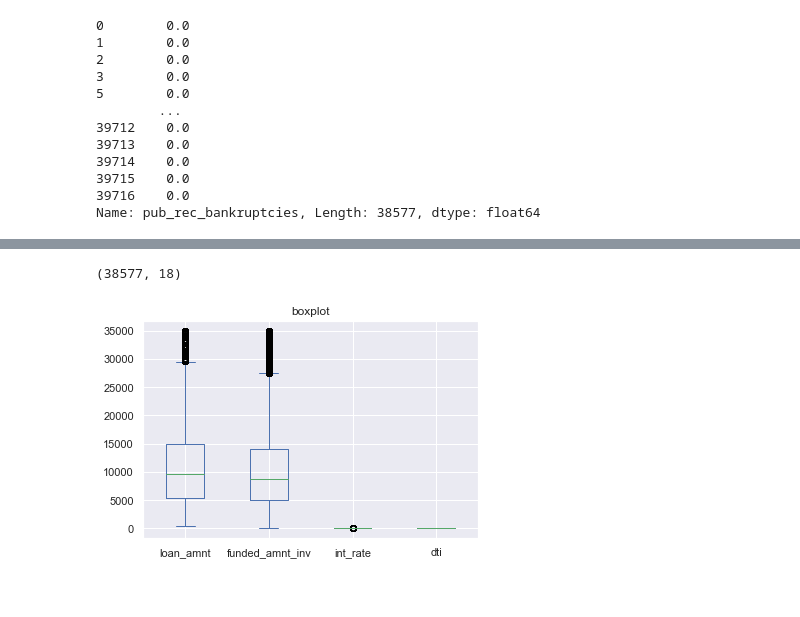
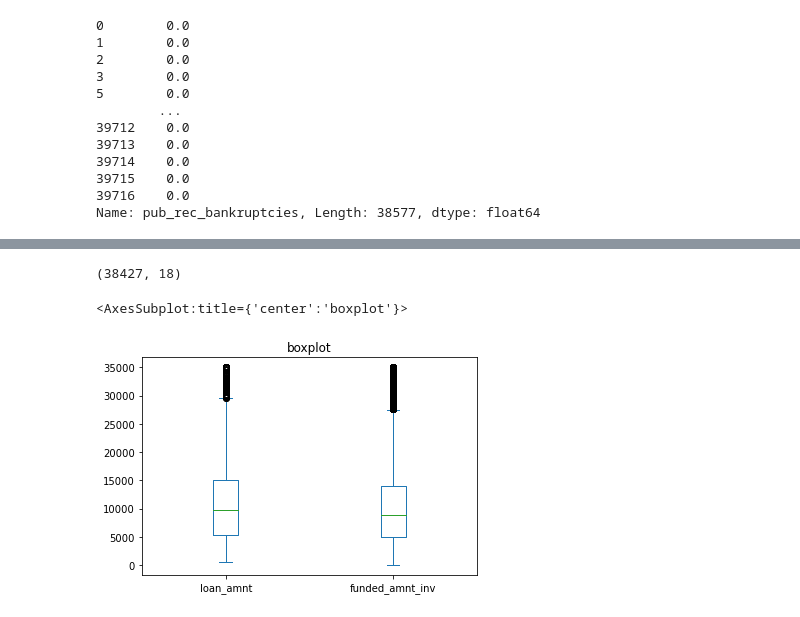
Before and after one commit to rahul2july/lendingclubcasestudy, a Jupyter notebook: rahulgupta.ipynb, the cells around one changed output, grey strips where cells are left out. Drawn from its saved outputs; the diff is of its cells as text; code cells hidden in the pictures.

Commit message:
Removed outliers

```diff
--- a/rahulgupta.ipynb
+++ b/rahulgupta.ipynb
@@ -226,11 +223,17 @@ loan_df.to_csv('modified_loan.csv', index = None, header=True)
+# %%
+# Removing outliers for funded_amnt_inv column
+# Basically those records whose funded_amnt_inv is 0 can not have any int_rate or
+# loan_status as Fully Paid or charged off. These are clearly wrongly entered data and hence outliers.
+loan_df = loan_df[loan_df['funded_amnt_inv'] != 0]
 # %%
 loan_df.shape
 # %% [output]
-(38577, 18)
+(38427, 18)
-# %%
-# EDA Step 3: Univariate Analysis
-# A. Finding outliers in loan_amnt, funded_amnt_inv, int_rate, dti
-# First removing outliers in loan_amnt
-x = loan_df[['loan_amnt', 'funded_amnt_inv', 'int_rate', 'dti']].plot(kind='box', title='boxplot')
-# %% [output]
-[figure, removed]
+# %%
+# EDA Step 3: Univariate Analysis
+# A. Finding outliers in loan_amnt, funded_amnt_inv, annual_inc, int_rate, dti
+# First checking outliers in loan_amnt and funded_amnt_inv as their ranges are similar
+loan_df[['loan_amnt', 'funded_amnt_inv']].plot(kind='box', title='boxplot')
+# %% [output]
+<AxesSubplot:title={'center':'boxplot'}>
+[figure, added]
```
Also changed, not shown: parts of 10 cells of this notebook, 1 other file.
